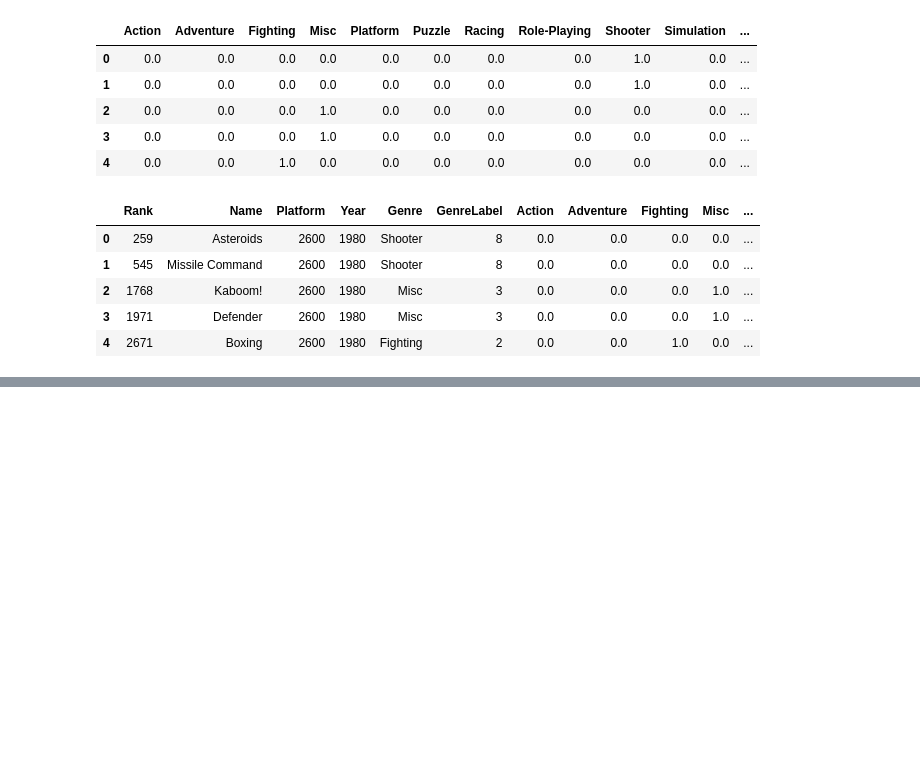
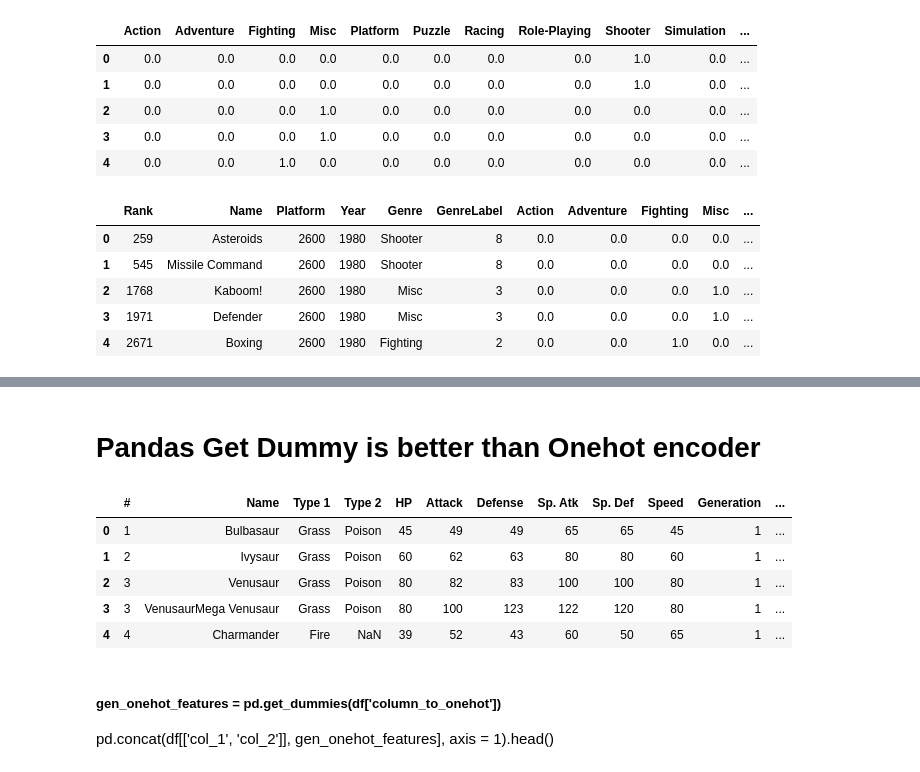
Before and after one commit to wenyuc/basic_learning, a Jupyter notebook: pandas_feature_engineering.ipynb, the cells around one changed output, grey strips where cells are left out. Saved outputs shown, nothing was run; the diff lists cells and outputs as text; code cells hidden in the pictures; blank space fills up the shorter version.

```diff
--- a/pandas_feature_engineering.ipynb
+++ b/pandas_feature_engineering.ipynb
@@ -298,0 +301,15 @@ columns = sum([['Rank', 'Name', 'Platform', 'Year'], genre_feature_labels, ])
+# %% [markdown]
+# Pandas Get Dummy is better than Onehot encoder
+# %%
+poke = pd.read_csv('./data/pokemon_data.csv')
+poke.head()
+# %% [output]
+|  | # | Name | Type 1 | Type 2 | HP | Attack | Defense | Sp. Atk | Sp. Def | Speed | Generation | ... |
+| 0 | 1 | Bulbasaur | Grass | Poison | 45 | 49 | 49 | 65 | 65 | 45 | 1 | ... |
+| 1 | 2 | Ivysaur | Grass | Poison | 60 | 62 | 63 | 80 | 80 | 60 | 1 | ... |
+| 2 | 3 | Venusaur | Grass | Poison | 80 | 82 | 83 | 100 | 100 | 80 | 1 | ... |
+| 3 | 3 | VenusaurMega Venusaur | Grass | Poison | 80 | 100 | 123 | 122 | 120 | 80 | 1 | ... |
+| 4 | 4 | Charmander | Fire | NaN | 39 | 52 | 43 | 60 | 50 | 65 | 1 | ... |
+# %% [markdown]
+##### gen_onehot_features = pd.get_dummies(df['column_to_onehot'])
+pd.concat(df[['col_1', 'col_2']], gen_onehot_features], axis = 1).head()
```
Also changed, not shown: parts of 1 cell of this notebook.
